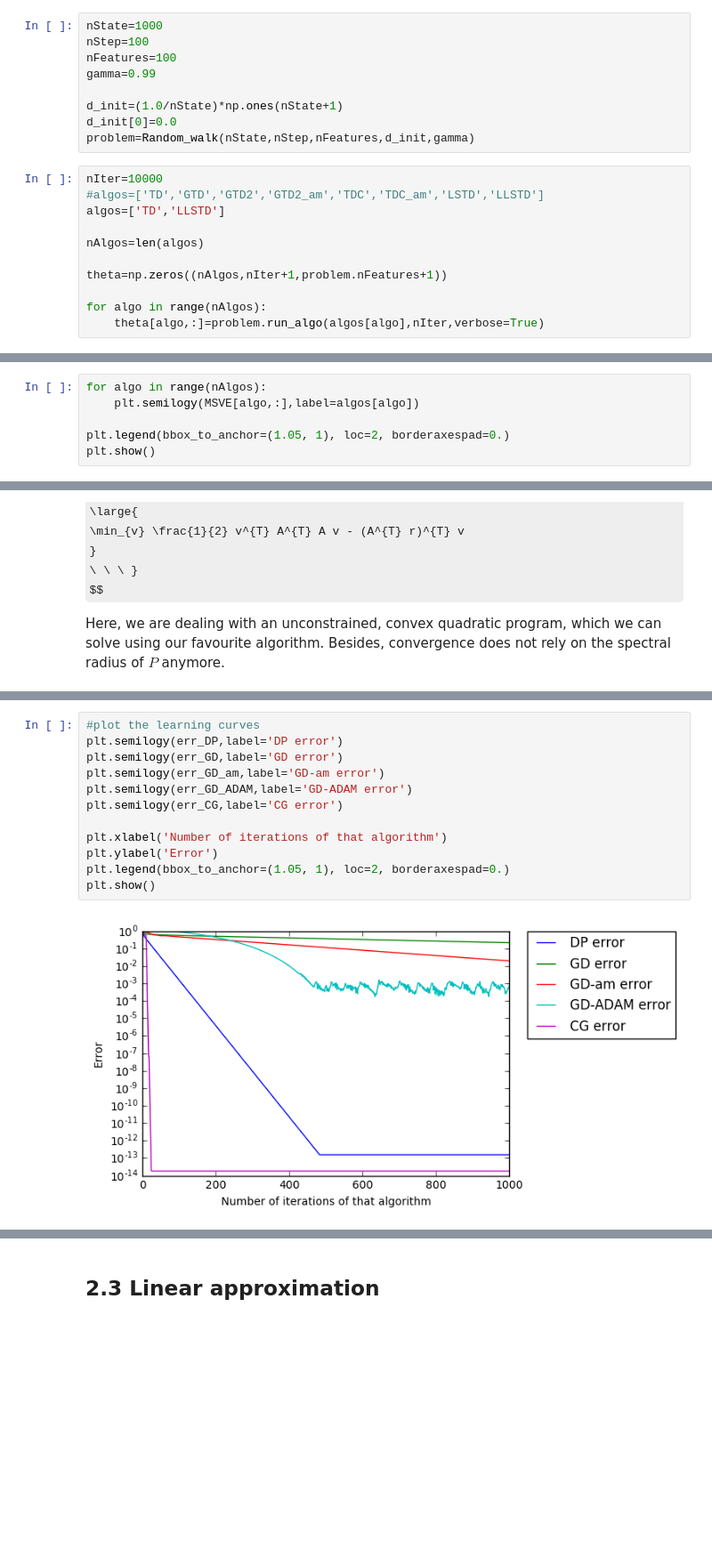
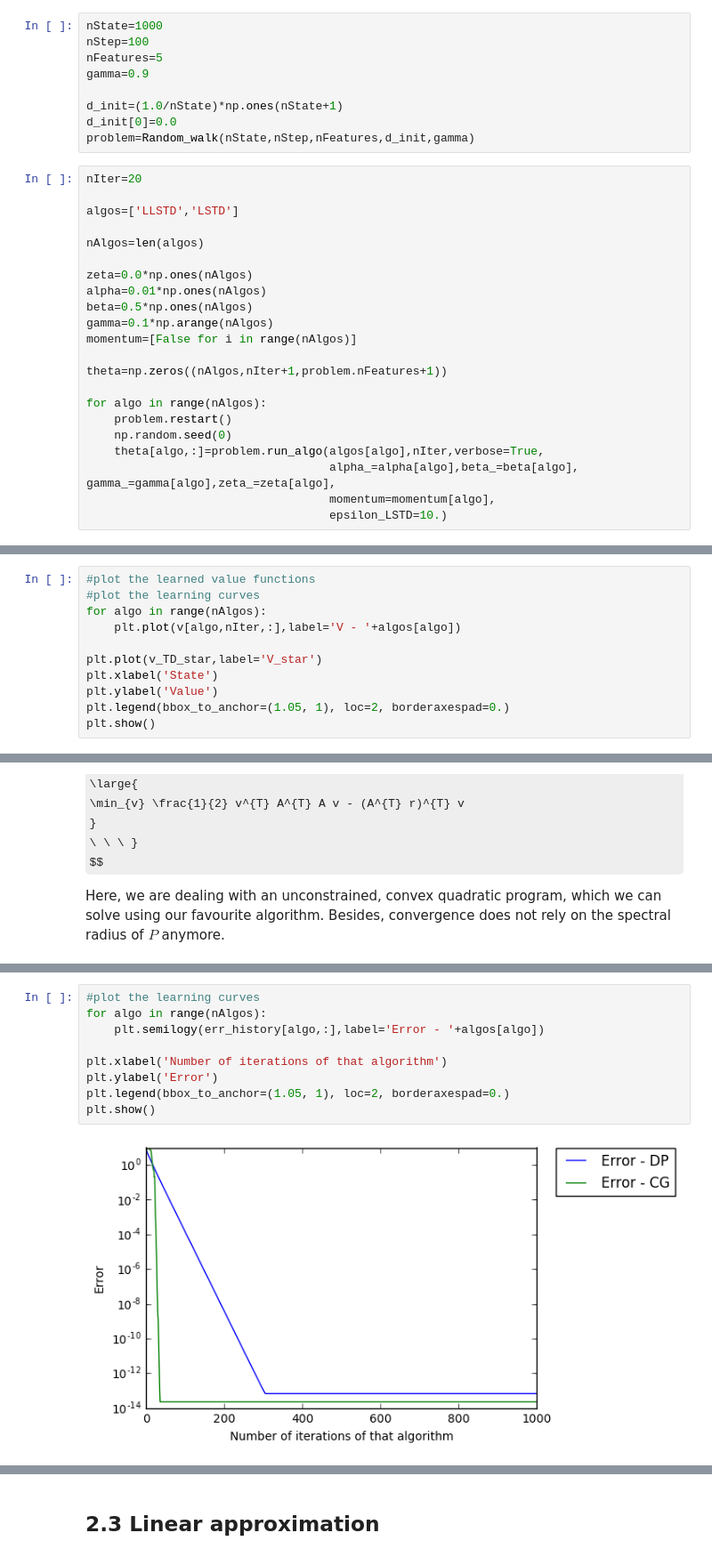
Before and after one commit to mtanneau/ReinforcementLearningClass, a Jupyter notebook: project/Presentation_Mar24_MTanneau.ipynb, the cells around one changed output, grey strips where cells are left out. Shown at 89% size. Drawn from its saved outputs; the diff is of its cells as text; some formulas as TeX source; blank space fills up the shorter version.

```diff
--- a/project/Presentation_Mar24_MTanneau.ipynb
+++ b/project/Presentation_Mar24_MTanneau.ipynb
@@ -880,21 +886,32 @@ class Random_walk:
 # %%
 nState=1000
 nStep=100
-nFeatures=100
-gamma=0.99
+nFeatures=5
+gamma=0.9
 
 d_init=(1.0/nState)*np.ones(nState+1)
 d_init[0]=0.0
 problem=Random_walk(nState,nStep,nFeatures,d_init,gamma)
 # %%
-nIter=10000
-#algos=['TD','GTD','GTD2','GTD2_am','TDC','TDC_am','LSTD','LLSTD']
-algos=['TD','LLSTD']
+nIter=20
+
+algos=['LLSTD','LSTD']
 
 nAlgos=len(algos)
+
+zeta=0.0*np.ones(nAlgos)
+alpha=0.01*np.ones(nAlgos)
+beta=0.5*np.ones(nAlgos)
+gamma=0.1*np.arange(nAlgos)
+momentum=[False for i in range(nAlgos)]
 
 theta=np.zeros((nAlgos,nIter+1,problem.nFeatures+1))
 
 for algo in range(nAlgos):
-    theta[algo,:]=problem.run_algo(algos[algo],nIter,verbose=True)
+    problem.restart()
+    np.random.seed(0)
+    theta[algo,:]=problem.run_algo(algos[algo],nIter,verbose=True,
+                                   alpha_=alpha[algo],beta_=beta[algo], gamma_=gamma[algo],zeta_=zeta[algo],
+                                   momentum=momentum[algo],
+                                   epsilon_LSTD=10.)
 # %% [output]
@@ -925,7 +950,12 @@ plt.show()
 # %%
+#plot the learned value functions
+#plot the learning curves
 for algo in range(nAlgos):
-    plt.semilogy(MSVE[algo,:],label=algos[algo])
+    plt.plot(v[algo,nIter,:],label='V - '+algos[algo])
 
+plt.plot(v_TD_star,label='V_star')
+plt.xlabel('State')
+plt.ylabel('Value')
 plt.legend(bbox_to_anchor=(1.05, 1), loc=2, borderaxespad=0.)
 plt.show()
 # %% [output]
@@ -1010,16 +1052,13 @@ MSVE_CG = 0.405186412059
 # %%
 #plot the learning curves
-plt.semilogy(err_DP,label='DP error')
-plt.semilogy(err_GD,label='GD error')
-plt.semilogy(err_GD_am,label='GD-am error')
-plt.semilogy(err_GD_ADAM,label='GD-ADAM error')
-plt.semilogy(err_CG,label='CG error')
+for algo in range(nAlgos):
+    plt.semilogy(err_history[algo,:],label='Error - '+algos[algo])
 
 plt.xlabel('Number of iterations of that algorithm')
 plt.ylabel('Error')
 plt.legend(bbox_to_anchor=(1.05, 1), loc=2, borderaxespad=0.)
 plt.show()
 # %% [output]
-[figure, old version]
+[figure, new version]
 # %%
 #plot the learned value functions
```
Also changed, not shown: parts of 14 cells of this notebook.
